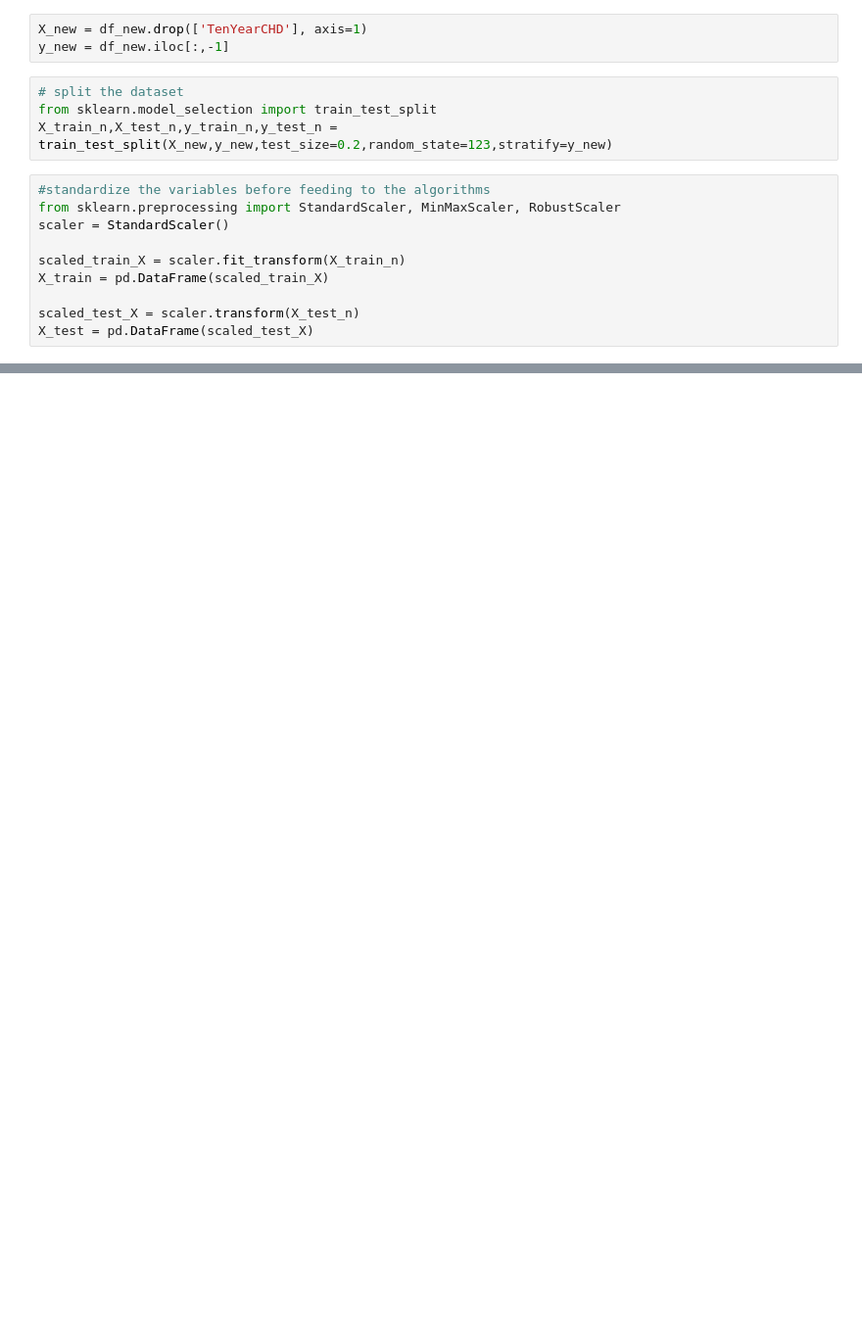
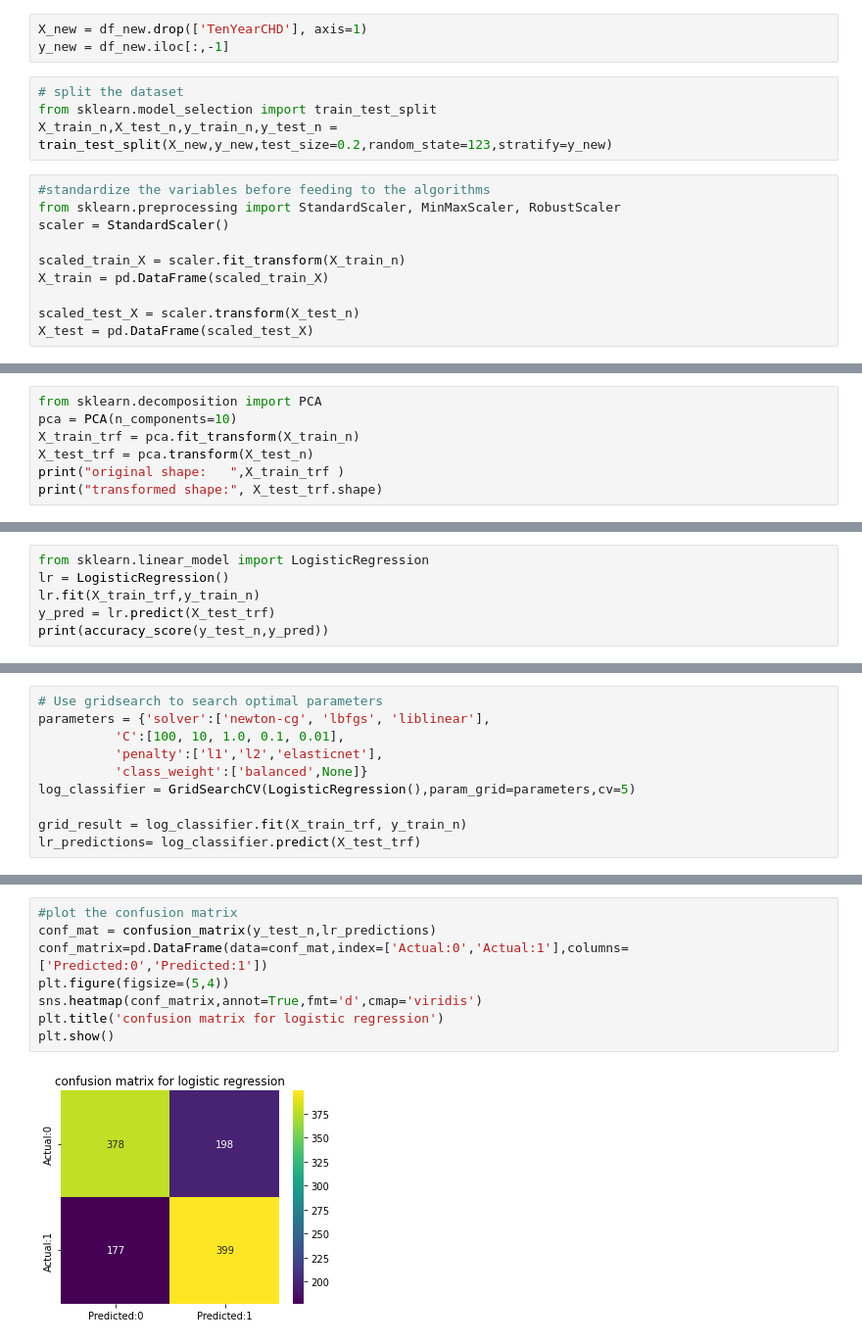
Before and after one commit to Tanjul5/Cardiovascular-Risk-Prediction, a Jupyter notebook: Cardiovascular_Risk_Prediction.ipynb, the cells around one changed output, grey strips where cells are left out. Shown at 98% size. Drawn from its saved outputs; the diff is of its cells as text; blank space fills up the shorter version.

```diff
--- a/Cardiovascular_Risk_Prediction.ipynb
+++ b/Cardiovascular_Risk_Prediction.ipynb
@@ -437,0 +461,7 @@ X_test = pd.DataFrame(scaled_test_X)
+# %%
+from sklearn.decomposition import PCA
+pca = PCA(n_components=10)
+X_train_trf = pca.fit_transform(X_train_n)
+X_test_trf = pca.transform(X_test_n)
+print("original shape:   ",X_train_trf )
+print("transformed shape:", X_test_trf.shape)
@@ -437,0 +485,6 @@ X_test = pd.DataFrame(scaled_test_X)
+# %%
+from sklearn.linear_model import LogisticRegression
+lr = LogisticRegression()
+lr.fit(X_train_trf,y_train_n)
+y_pred = lr.predict(X_test_trf)
+print(accuracy_score(y_test_n,y_pred))
@@ -437,0 +504,10 @@ X_test = pd.DataFrame(scaled_test_X)
+# %%
+# Use gridsearch to search optimal parameters
+parameters = {'solver':['newton-cg', 'lbfgs', 'liblinear'],
+          'C':[100, 10, 1.0, 0.1, 0.01],
+          'penalty':['l1','l2','elasticnet'],
+          'class_weight':['balanced',None]}
+log_classifier = GridSearchCV(LogisticRegression(),param_grid=parameters,cv=5)
+
+grid_result = log_classifier.fit(X_train_trf, y_train_n)
+lr_predictions= log_classifier.predict(X_test_trf)
@@ -437,0 +557,10 @@ X_test = pd.DataFrame(scaled_test_X)
+# %%
+#plot the confusion matrix
+conf_mat = confusion_matrix(y_test_n,lr_predictions)
+conf_matrix=pd.DataFrame(data=conf_mat,index=['Actual:0','Actual:1'],columns=['Predicted:0','Predicted:1'])
+plt.figure(figsize=(5,4))
+sns.heatmap(conf_matrix,annot=True,fmt='d',cmap='viridis')
+plt.title('confusion matrix for logistic regression')
+plt.show()
+# %% [output]
+[figure, added]
```
Also changed, not shown: parts of 34 cells of this notebook.
